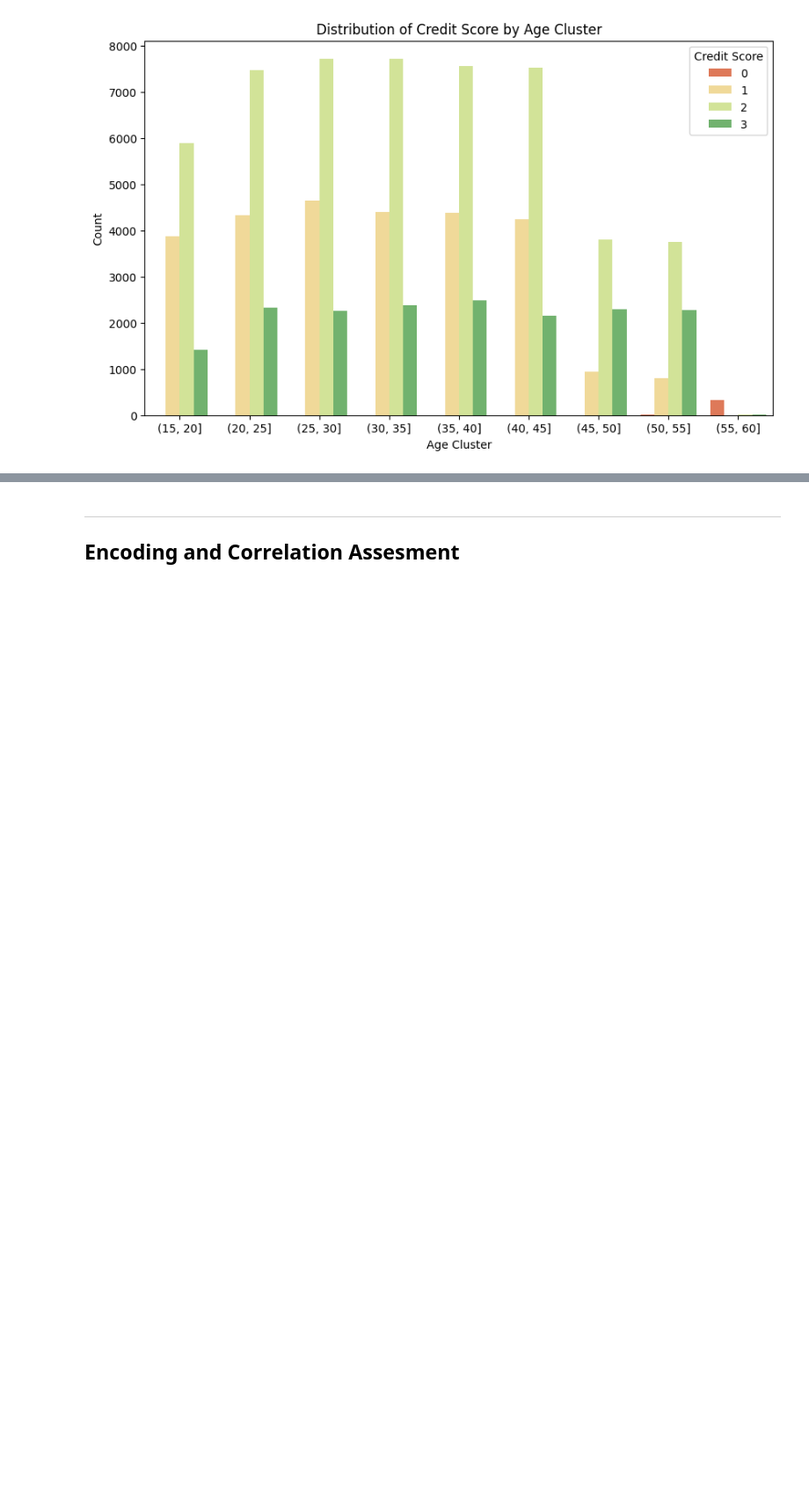
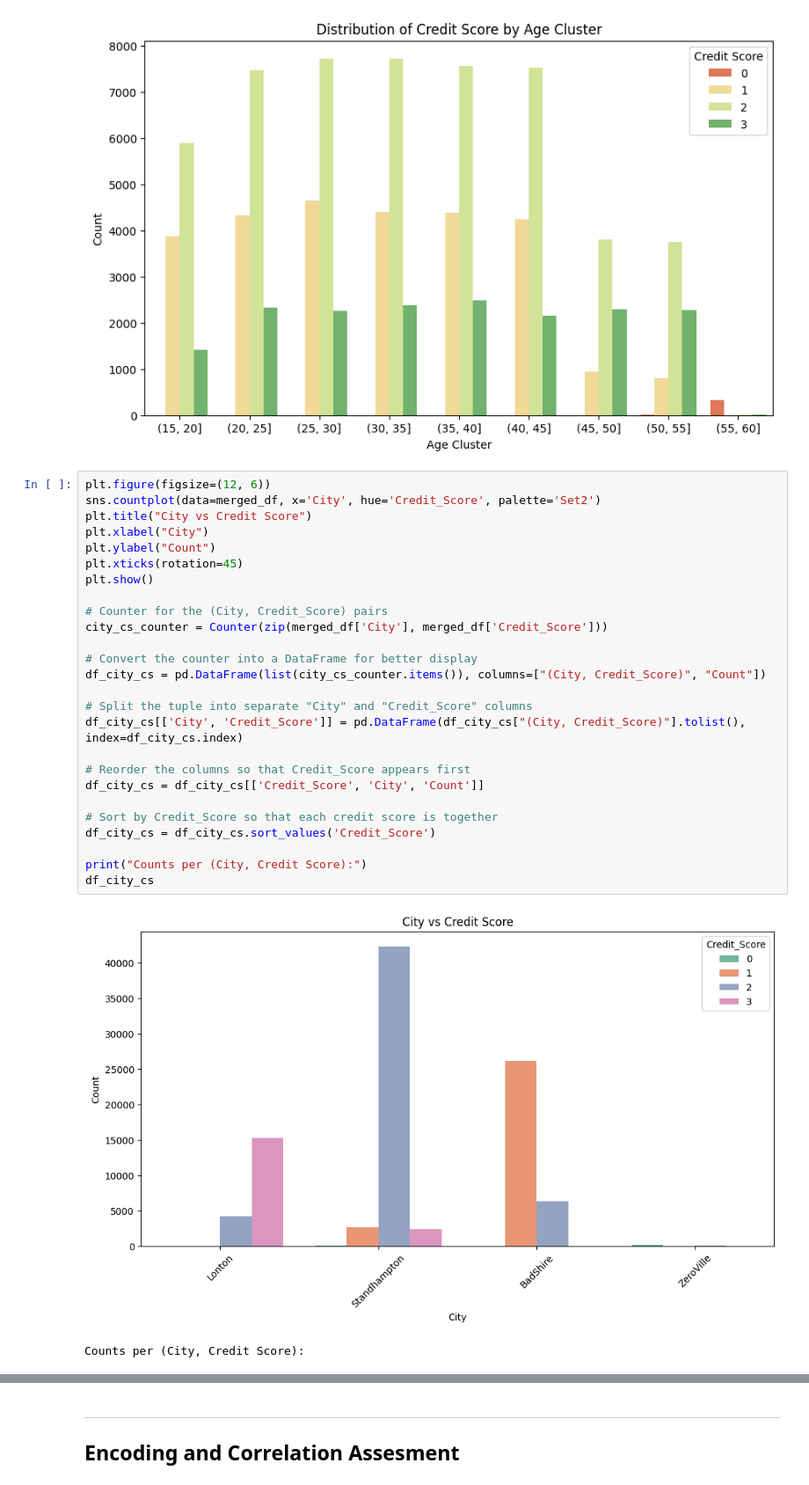
Before and after one commit to Chargent/Credit-Score-Prediction, a Jupyter notebook: main.ipynb, the cells around one changed output, grey strips where cells are left out. Shown at 88% size. Drawn from its saved outputs; the diff is of its cells as text; blank space fills up the shorter version.

```diff
--- a/main.ipynb
+++ b/main.ipynb
@@ -1296,3 +1298,32 @@ plt.legend(title='Credit Score', loc='upper right')
 plt.show()
 # %% [output]
 [figure]
+# %%
+plt.figure(figsize=(12, 6))
+sns.countplot(data=merged_df, x='City', hue='Credit_Score', palette='Set2')
+plt.title("City vs Credit Score")
+plt.xlabel("City")
+plt.ylabel("Count")
+plt.xticks(rotation=45)
+plt.show()
+
+# Counter for the (City, Credit_Score) pairs
+city_cs_counter = Counter(zip(merged_df['City'], merged_df['Credit_Score']))
+
+# Convert the counter into a DataFrame for better display
+df_city_cs = pd.DataFrame(list(city_cs_counter.items()), columns=["(City, Credit_Score)", "Count"])
+
+# Split the tuple into separate "City" and "Credit_Score" columns
+df_city_cs[['City', 'Credit_Score']] = pd.DataFrame(df_city_cs["(City, Credit_Score)"].tolist(), index=df_city_cs.index)
+
+# Reorder the columns so that Credit_Score appears first
+df_city_cs = df_city_cs[['Credit_Score', 'City', 'Count']]
+
+# Sort by Credit_Score so that each credit score is together
+df_city_cs = df_city_cs.sort_values('Credit_Score')
+
+print("Counts per (City, Credit Score):")
+df_city_cs
+# %% [output]
+[figure, added]
+Counts per (City, Credit Score):
```
Also changed, not shown: parts of 15 cells of this notebook.
